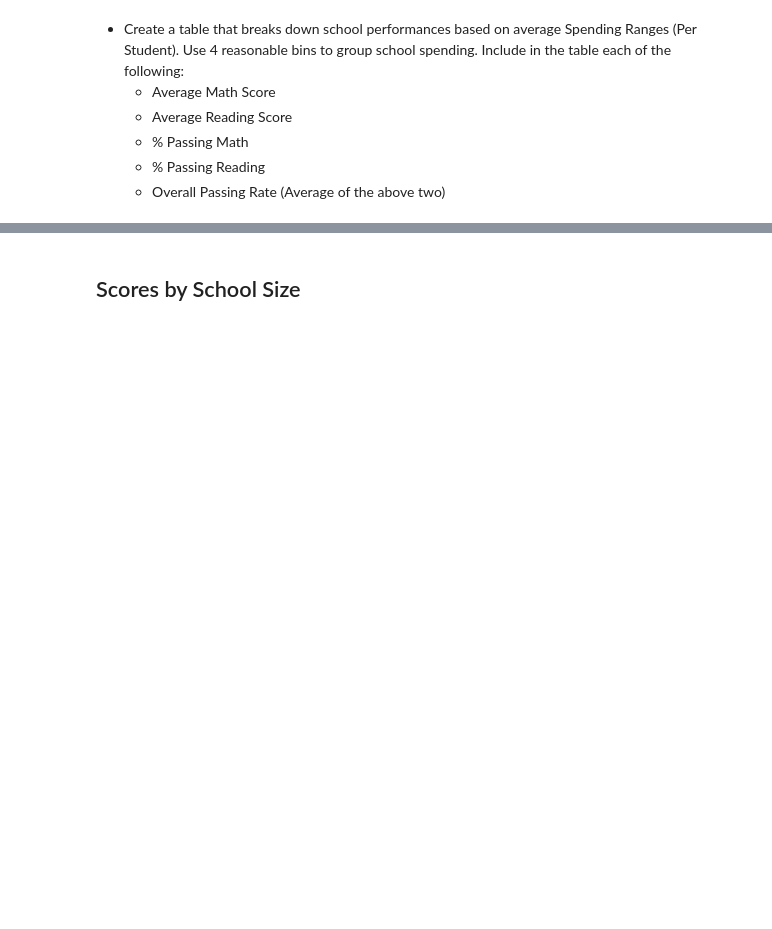
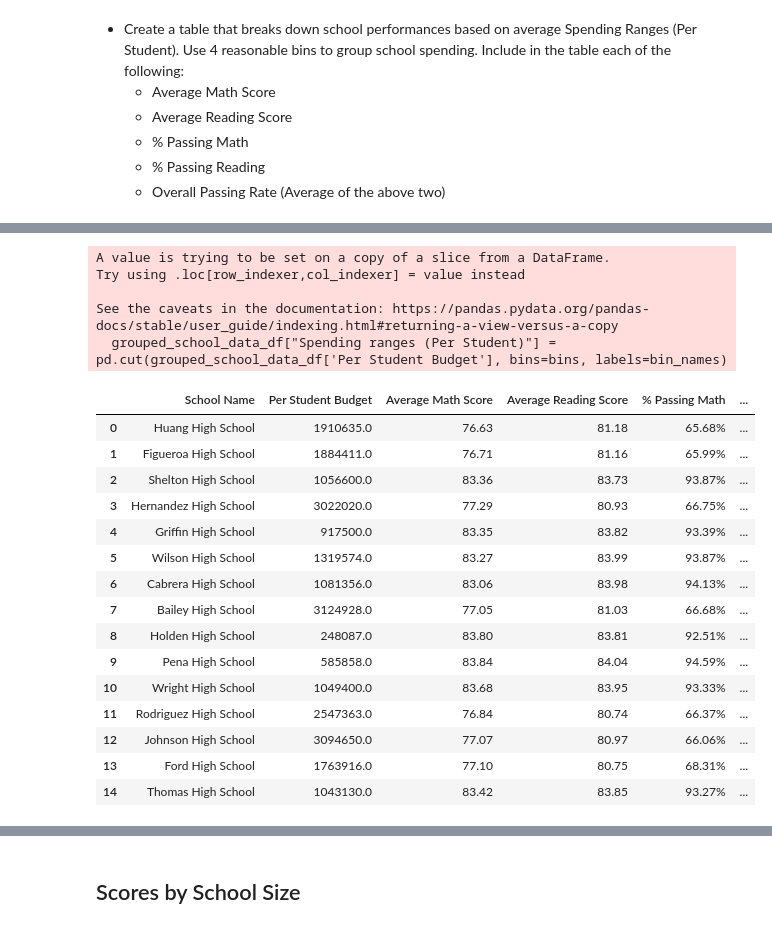
Before and after one commit to ianmkinney/pandas-challenge, a Jupyter notebook: PyCitySchools/PyCitySchools_starter.ipynb, the cells around one changed output, grey strips where cells are left out. Saved outputs shown, nothing was run; the diff lists cells and outputs as text; code cells hidden in the pictures; blank space fills up the shorter version.

Commit message:
Made progress on PyCity Schools

```diff
--- a/PyCitySchools/PyCitySchools_starter.ipynb
+++ b/PyCitySchools/PyCitySchools_starter.ipynb
@@ -333,0 +326,4 @@ reading_by_grade_df
+# %%
+school_summary_cp = school_summary_mast.copy()
+grouped_school_data_df = school_summary_cp[["School Name","Per Student Budget","Average Math Score","Average Reading Score","% Passing Math","% Passing Reading", "% Overall Passing"]]
+grouped_school_data_df.head()
@@ -333,0 +337,27 @@ reading_by_grade_df
+# %%
+bins=[0,585,615,645,675]
+bin_names = ["< $585", "$585-615","$615-645","$645-675"]
+grouped_school_data_df["Spending ranges (Per Student)"] = pd.cut(grouped_school_data_df['Per Student Budget'], bins=bins, labels=bin_names)
+grouped_school_data_df
+# %% [output]
+A value is trying to be set on a copy of a slice from a DataFrame.
+Try using .loc[row_indexer,col_indexer] = value instead
+
+See the caveats in the documentation: https://pandas.pydata.org/pandas-docs/stable/user_guide/indexing.html#returning-a-view-versus-a-copy
+  grouped_school_data_df["Spending ranges (Per Student)"] = pd.cut(grouped_school_data_df['Per Student Budget'], bins=bins, labels=bin_names)
+|  | School Name | Per Student Budget | Average Math Score | Average Reading Score | % Passing Math | ... |
+| 0 | Huang High School | 1910635.0 | 76.63 | 81.18 | 65.68% | ... |
+| 1 | Figueroa High School | 1884411.0 | 76.71 | 81.16 | 65.99% | ... |
+| 2 | Shelton High School | 1056600.0 | 83.36 | 83.73 | 93.87% | ... |
+| 3 | Hernandez High School | 3022020.0 | 77.29 | 80.93 | 66.75% | ... |
+| 4 | Griffin High School | 917500.0 | 83.35 | 83.82 | 93.39% | ... |
+| 5 | Wilson High School | 1319574.0 | 83.27 | 83.99 | 93.87% | ... |
+| 6 | Cabrera High School | 1081356.0 | 83.06 | 83.98 | 94.13% | ... |
+| 7 | Bailey High School | 3124928.0 | 77.05 | 81.03 | 66.68% | ... |
+| 8 | Holden High School | 248087.0 | 83.80 | 83.81 | 92.51% | ... |
+| 9 | Pena High School | 585858.0 | 83.84 | 84.04 | 94.59% | ... |
+| 10 | Wright High School | 1049400.0 | 83.68 | 83.95 | 93.33% | ... |
+| 11 | Rodriguez High School | 2547363.0 | 76.84 | 80.74 | 66.37% | ... |
+| 12 | Johnson High School | 3094650.0 | 77.07 | 80.97 | 66.06% | ... |
+| 13 | Ford High School | 1763916.0 | 77.10 | 80.75 | 68.31% | ... |
+| 14 | Thomas High School | 1043130.0 | 83.42 | 83.85 | 93.27% | ... |
```
Also changed, not shown: parts of 3 cells of this notebook.
